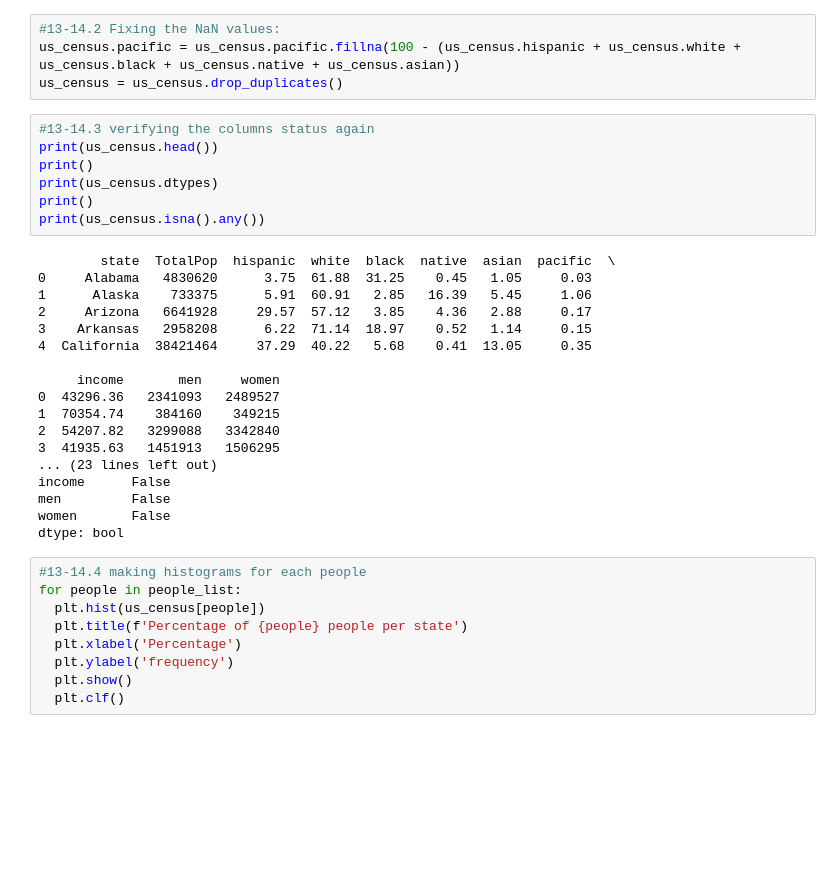
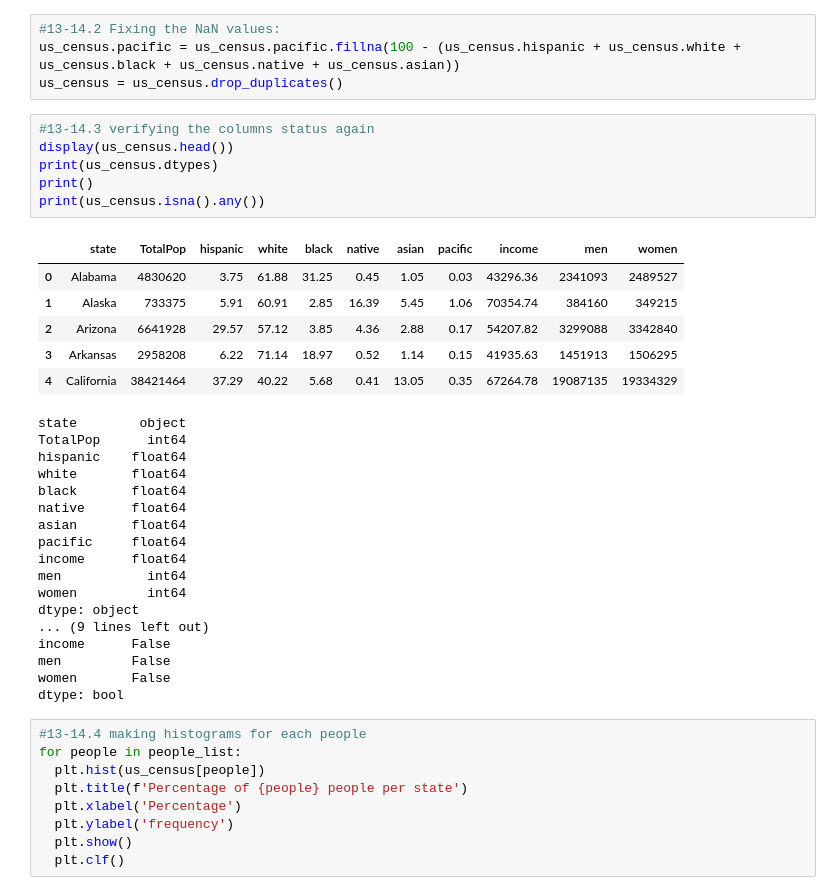
Before and after one commit to wojd02/Codecademy-projects, a Jupyter notebook: us-census/Cleaning US Census Data.ipynb, the cells around one changed output. Drawn from its saved outputs; the diff is of its cells as text; blank space fills up the shorter version.

```diff
--- a/us-census/Cleaning US Census Data.ipynb
+++ b/us-census/Cleaning US Census Data.ipynb
@@ -176,25 +177,30 @@ us_census.pacific = us_census.pacific.fillna(100 - (us_census.hispanic + us_cens
 us_census = us_census.drop_duplicates()
 # %%
 #13-14.3 verifying the columns status again
-print(us_census.head())
-print()
+display(us_census.head())
 print(us_census.dtypes)
 print()
 print(us_census.isna().any())
 # %% [output]
+|  | state | TotalPop | hispanic | white | black | native | asian | pacific | income | men | women |
+| 0 | Alabama | 4830620 | 3.75 | 61.88 | 31.25 | 0.45 | 1.05 | 0.03 | 43296.36 | 2341093 | 2489527 |
+| 1 | Alaska | 733375 | 5.91 | 60.91 | 2.85 | 16.39 | 5.45 | 1.06 | 70354.74 | 384160 | 349215 |
+| 2 | Arizona | 6641928 | 29.57 | 57.12 | 3.85 | 4.36 | 2.88 | 0.17 | 54207.82 | 3299088 | 3342840 |
+| 3 | Arkansas | 2958208 | 6.22 | 71.14 | 18.97 | 0.52 | 1.14 | 0.15 | 41935.63 | 1451913 | 1506295 |
+| 4 | California | 38421464 | 37.29 | 40.22 | 5.68 | 0.41 | 13.05 | 0.35 | 67264.78 | 19087135 | 19334329 |
-        state  TotalPop  hispanic  white  black  native  asian  pacific  \
-0     Alabama   4830620      3.75  61.88  31.25    0.45   1.05     0.03
-1      Alaska    733375      5.91  60.91   2.85   16.39   5.45     1.06
-2     Arizona   6641928     29.57  57.12   3.85    4.36   2.88     0.17
-3    Arkansas   2958208      6.22  71.14  18.97    0.52   1.14     0.15
-4  California  38421464     37.29  40.22   5.68    0.41  13.05     0.35
-
-     income       men     women
-0  43296.36   2341093   2489527
-1  70354.74    384160    349215
-2  54207.82   3299088   3342840
-3  41935.63   1451913   1506295
-... (23 lines left out)
+state        object
+TotalPop      int64
+hispanic    float64
+white       float64
+black       float64
+native      float64
+asian       float64
+pacific     float64
+income      float64
+men           int64
+women         int64
+dtype: object
+... (9 lines left out)
 income      False
 men         False
 women       False
```
Also changed, not shown: parts of 3 cells of this notebook.
